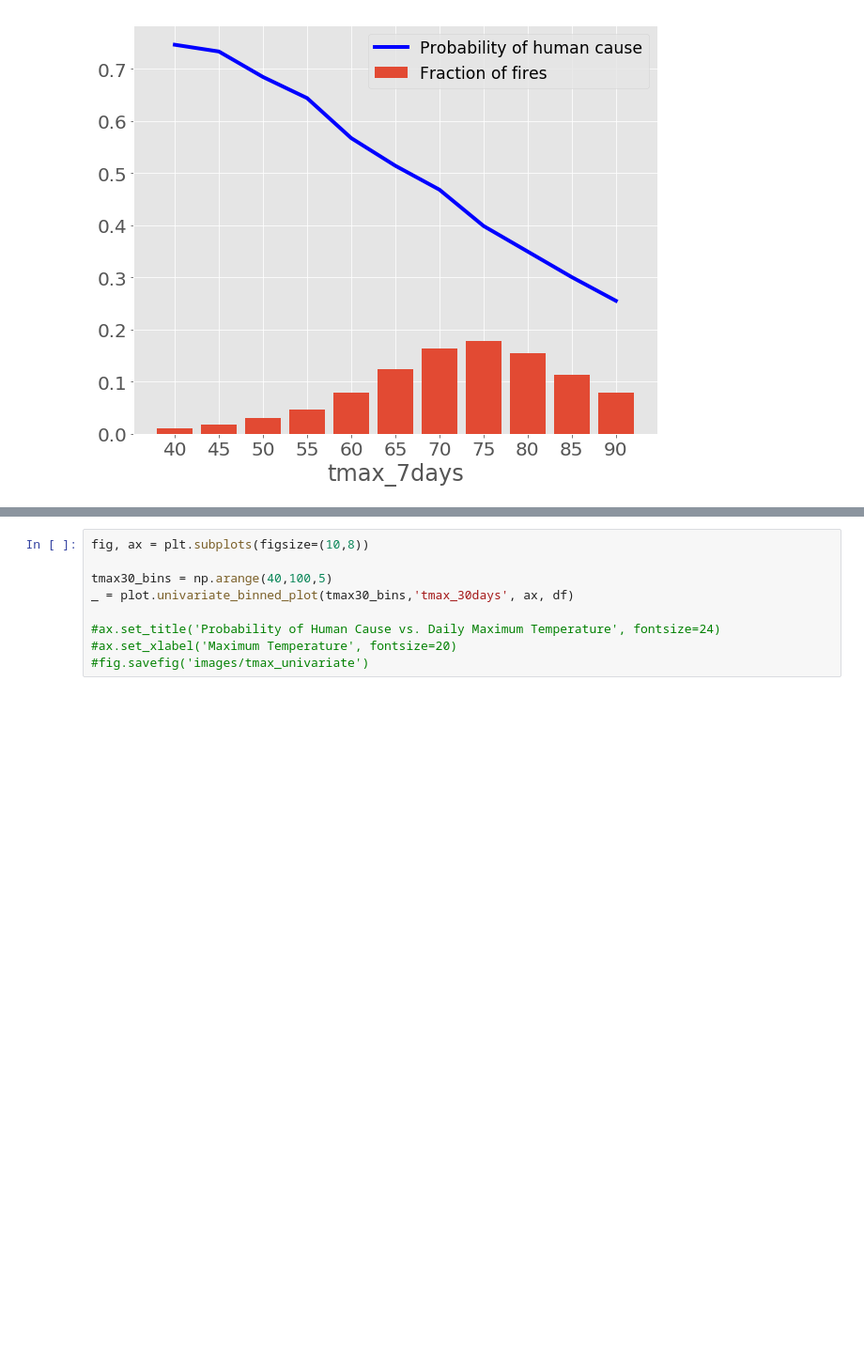
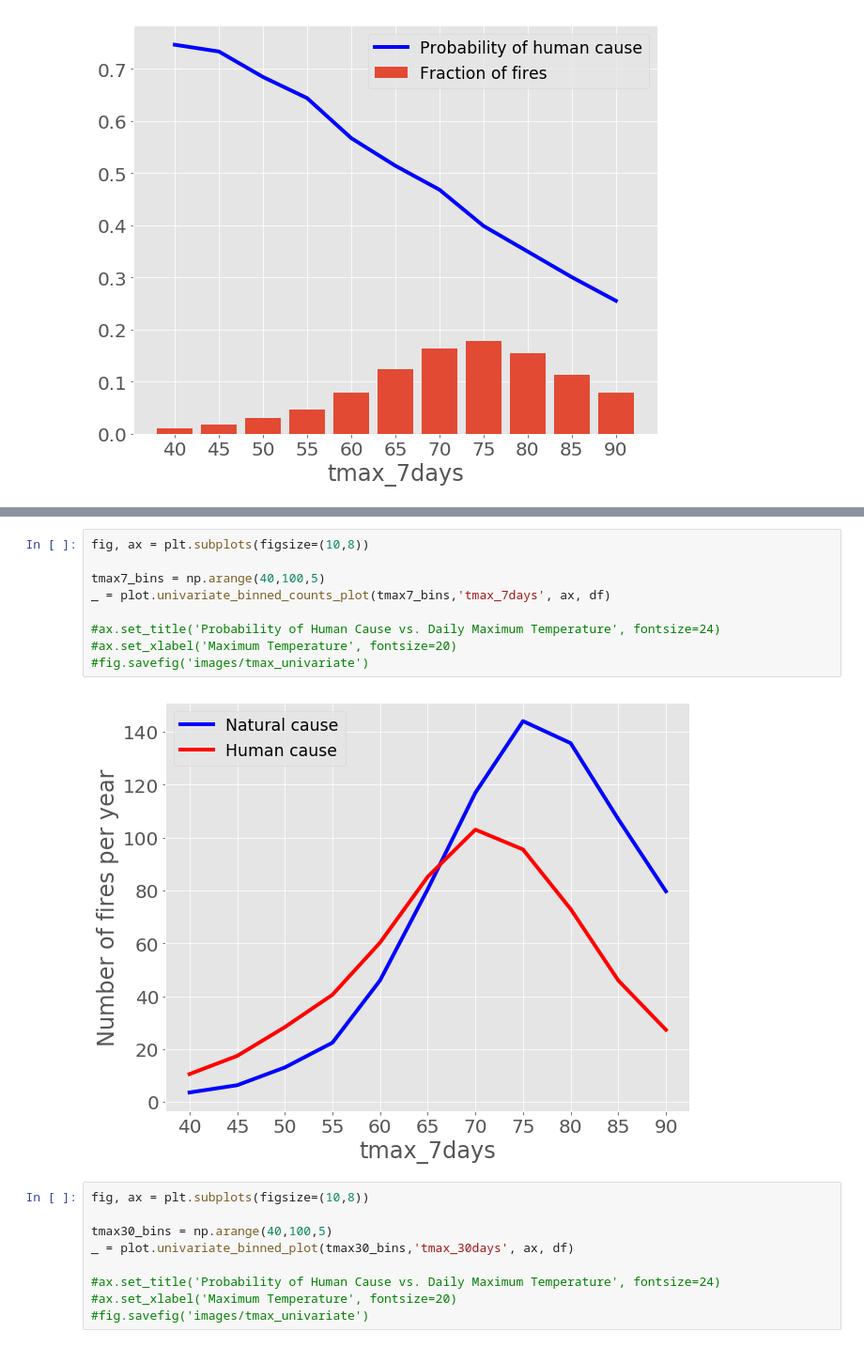
Before and after one commit to magstewart/wildfire-project, a Jupyter notebook: Wildfires_EDA.ipynb, the cells around one changed output, grey strips where cells are left out. Shown at 94% size. Cells and saved outputs as stored; diff of their text form; blank space fills up the shorter version.

```diff
--- a/Wildfires_EDA.ipynb
+++ b/Wildfires_EDA.ipynb
@@ -250,3 +275,14 @@ _ = plot.univariate_binned_plot(tmax7_bins,'tmax_7days', ax, df)
+# %%
+fig, ax = plt.subplots(figsize=(10,8))
+
+tmax7_bins = np.arange(40,100,5)
+_ = plot.univariate_binned_counts_plot(tmax7_bins,'tmax_7days', ax, df)
+
+#ax.set_title('Probability of Human Cause vs. Daily Maximum Temperature', fontsize=24)
+#ax.set_xlabel('Maximum Temperature', fontsize=20)
+#fig.savefig('images/tmax_univariate')
+# %% [output]
+[figure, added]
 # %%
 fig, ax = plt.subplots(figsize=(10,8))
 
```
Also changed, not shown: parts of 10 cells of this notebook, 1 other file.
